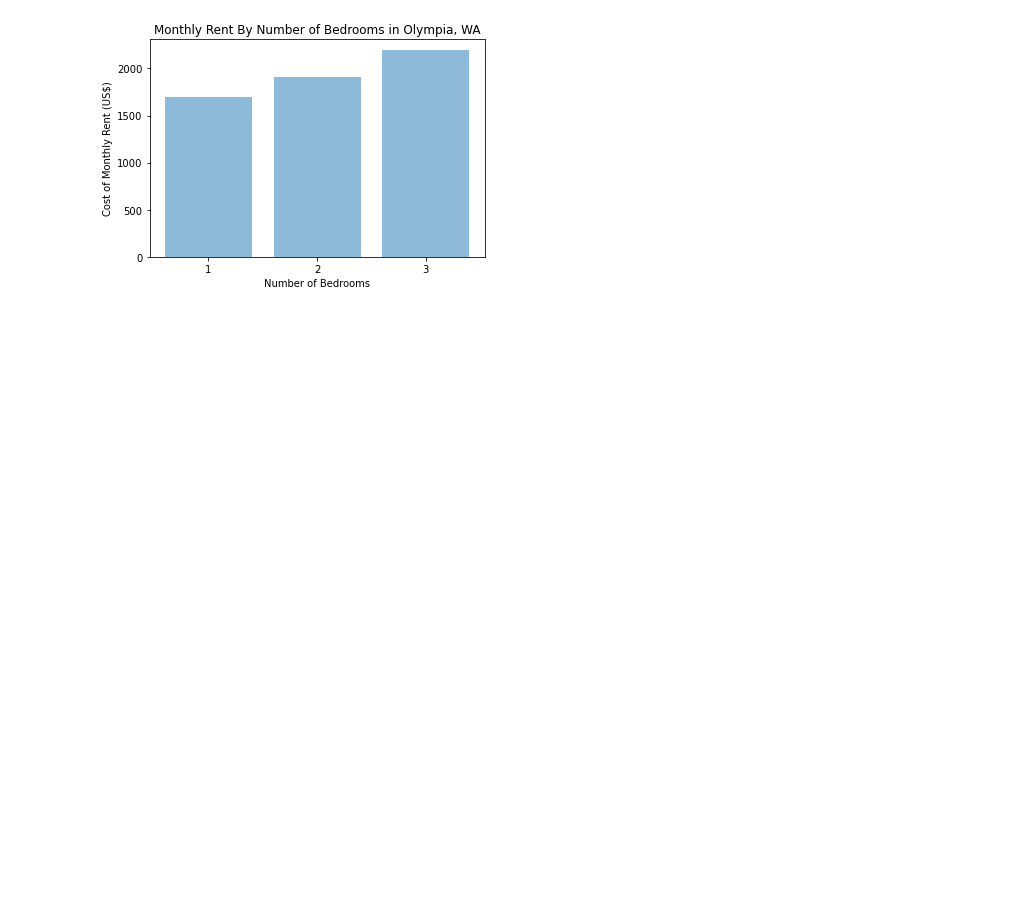
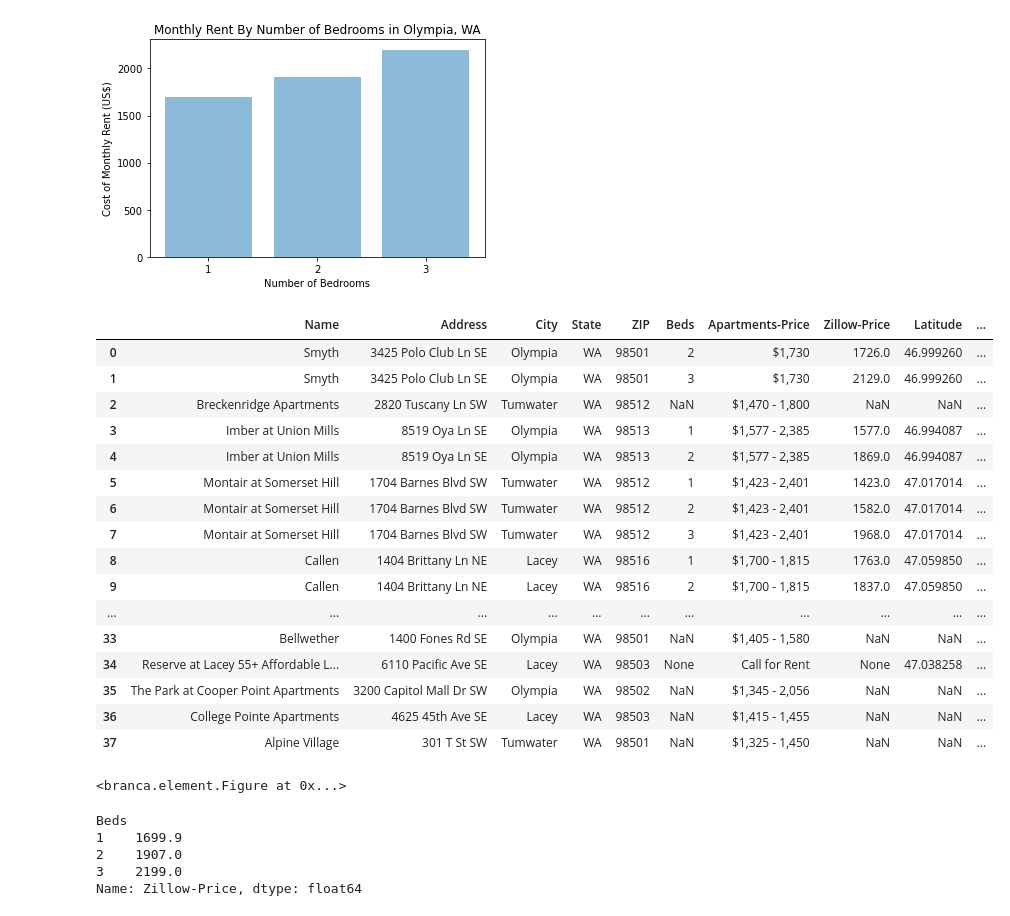
Before and after one commit to Kvnsu/STA-220-Final-Project-Winter-2023, a Jupyter notebook: Su_Kevin_Final Project STA 220 Code (1).ipynb, the cells around one changed output. Saved outputs shown, nothing was run; the diff lists cells and outputs as text; code cells hidden in the pictures; blank space fills up the shorter version.

```diff
--- a/Su_Kevin_Final Project STA 220 Code (1).ipynb
+++ b/Su_Kevin_Final Project STA 220 Code (1).ipynb
@@ -565,6 +561,26 @@ plt.title("Monthly Rent By Number of Bedrooms in Olympia, WA")
 plt.savefig(fname = "C:/Users/kevin/Downloads/avg.png" , format = "png")
 # %% [output]
 [figure]
+# %%
+M4
+# %% [output]
+|  | Name | Address | City | State | ZIP | Beds | Apartments-Price | Zillow-Price | Latitude | ... |
+| 0 | Smyth | 3425 Polo Club Ln SE | Olympia | WA | 98501 | 2 | $1,730 | 1726.0 | 46.999260 | ... |
+| 1 | Smyth | 3425 Polo Club Ln SE | Olympia | WA | 98501 | 3 | $1,730 | 2129.0 | 46.999260 | ... |
+| 2 | Breckenridge Apartments | 2820 Tuscany Ln SW | Tumwater | WA | 98512 | NaN | $1,470 - 1,800 | NaN | NaN | ... |
+| 3 | Imber at Union Mills | 8519 Oya Ln SE | Olympia | WA | 98513 | 1 | $1,577 - 2,385 | 1577.0 | 46.994087 | ... |
+| 4 | Imber at Union Mills | 8519 Oya Ln SE | Olympia | WA | 98513 | 2 | $1,577 - 2,385 | 1869.0 | 46.994087 | ... |
+| 5 | Montair at Somerset Hill | 1704 Barnes Blvd SW | Tumwater | WA | 98512 | 1 | $1,423 - 2,401 | 1423.0 | 47.017014 | ... |
+| 6 | Montair at Somerset Hill | 1704 Barnes Blvd SW | Tumwater | WA | 98512 | 2 | $1,423 - 2,401 | 1582.0 | 47.017014 | ... |
+| 7 | Montair at Somerset Hill | 1704 Barnes Blvd SW | Tumwater | WA | 98512 | 3 | $1,423 - 2,401 | 1968.0 | 47.017014 | ... |
+| 8 | Callen | 1404 Brittany Ln NE | Lacey | WA | 98516 | 1 | $1,700 - 1,815 | 1763.0 | 47.059850 | ... |
+| 9 | Callen | 1404 Brittany Ln NE | Lacey | WA | 98516 | 2 | $1,700 - 1,815 | 1837.0 | 47.059850 | ... |
+| ... | ... | ... | ... | ... | ... | ... | ... | ... | ... | ... |
+| 33 | Bellwether | 1400 Fones Rd SE | Olympia | WA | 98501 | NaN | $1,405 - 1,580 | NaN | NaN | ... |
+| 34 | Reserve at Lacey 55+ Affordable L... | 6110 Pacific Ave SE | Lacey | WA | 98503 | None | Call for Rent | None | 47.038258 | ... |
+| 35 | The Park at Cooper Point Apartments | 3200 Capitol Mall Dr SW | Olympia | WA | 98502 | NaN | $1,345 - 2,056 | NaN | NaN | ... |
+| 36 | College Pointe Apartments | 4625 45th Ave SE | Lacey | WA | 98503 | NaN | $1,415 - 1,455 | NaN | NaN | ... |
+| 37 | Alpine Village | 301 T St SW | Tumwater | WA | 98501 | NaN | $1,325 - 1,450 | NaN | NaN | ... |
 # %%
 Map = folium.Map(location = [47.046320, -122.883000], zoom_start = 11) #This is the address of my workplace
 
@@ -582,4 +598,14 @@ fig.add_child(Map)
 #     popup = folium.Popup(iframe, min_width = 200, max_width = 200)
 #     folium.Marker(location = [row["Latitude"], row["Longitude"]], popup = popup, c=row['State']).add_to(Map)
 
-Map.save("OlympiaLocs.html")
+#Map.save("OlympiaLocs.html")
+# %% [output]
+<branca.element.Figure at 0x...>
+# %%
+Means
+# %% [output]
+Beds
+1    1699.9
+2    1907.0
+3    2199.0
+Name: Zillow-Price, dtype: float64
```
Also changed, not shown: parts of 6 cells of this notebook, 2 other files.
